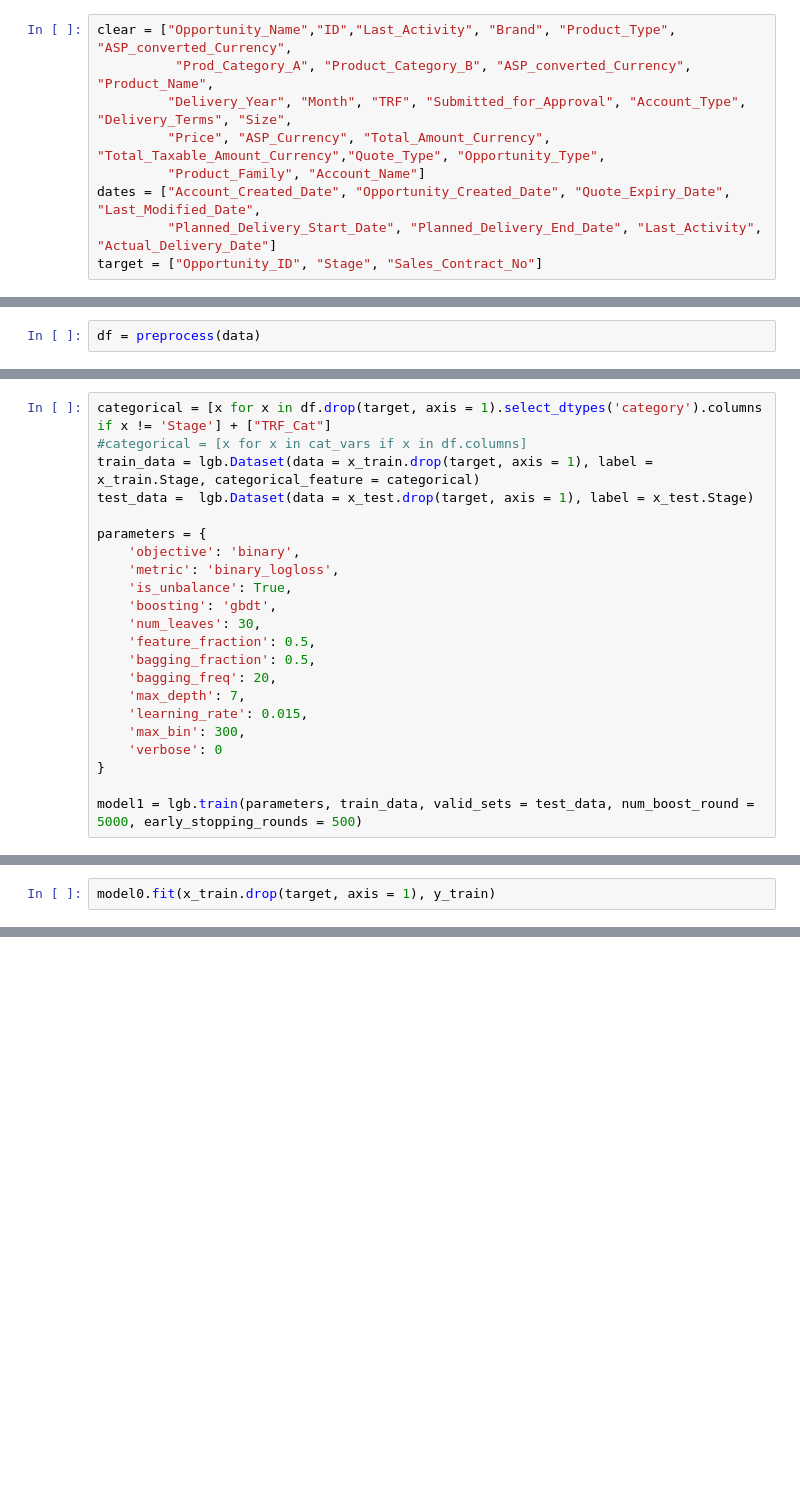
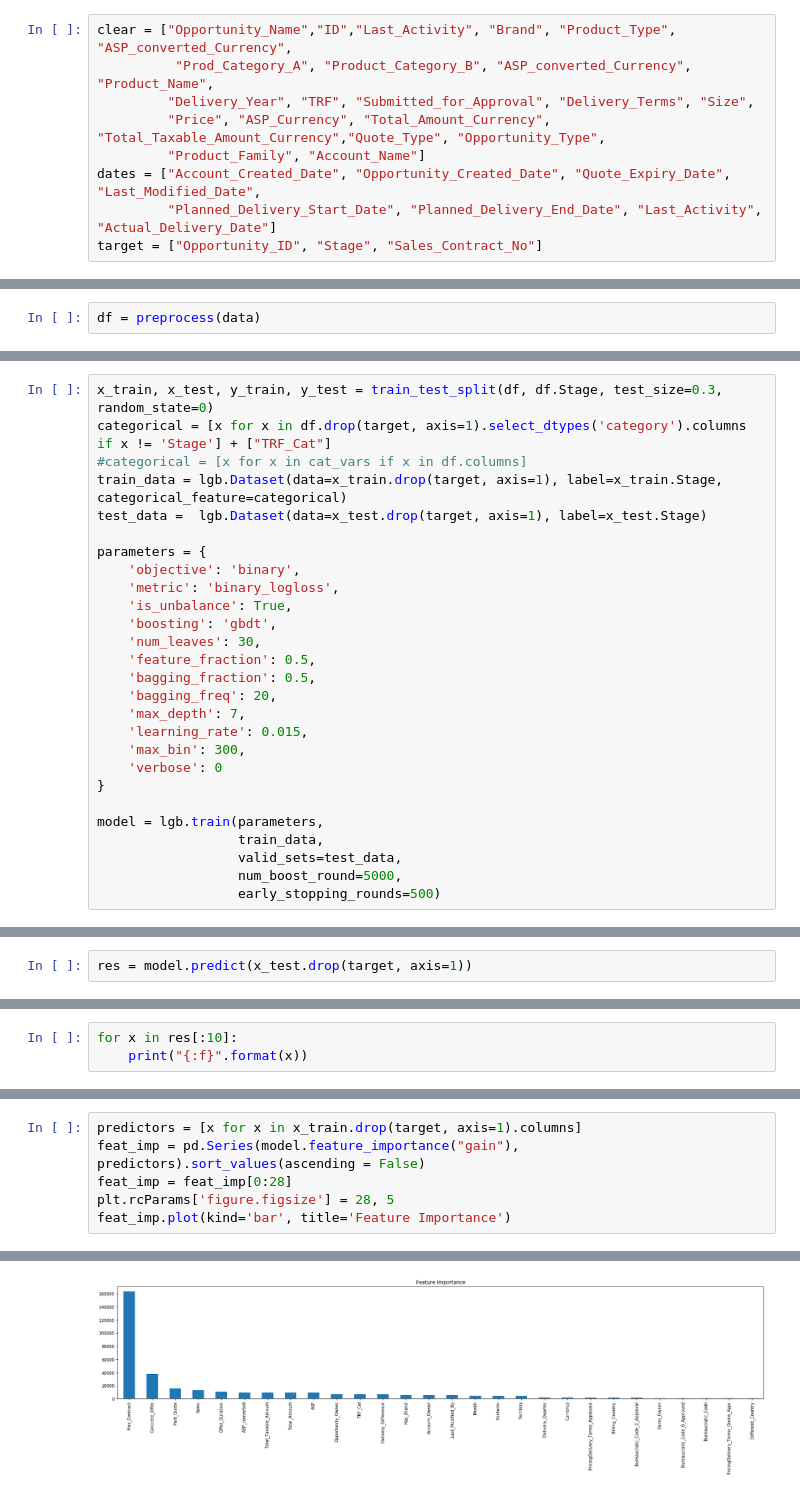
Before and after one commit to eugenusb/Alix2020, a Jupyter notebook: lgbm.ipynb, the cells around one changed output, grey strips where cells are left out. Cells and saved outputs as stored; diff of their text form; blank space fills up the shorter version.

```diff
--- a/lgbm.ipynb
+++ b/lgbm.ipynb
@@ -22,7 +19,7 @@ pd.set_option('display.width', 1000)
 # %%
 clear = ["Opportunity_Name","ID","Last_Activity", "Brand", "Product_Type", "ASP_converted_Currency",
           "Prod_Category_A", "Product_Category_B", "ASP_converted_Currency", "Product_Name",
-         "Delivery_Year", "Month", "TRF", "Submitted_for_Approval", "Account_Type", "Delivery_Terms", "Size",
+         "Delivery_Year", "TRF", "Submitted_for_Approval", "Delivery_Terms", "Size",
          "Price", "ASP_Currency", "Total_Amount_Currency", "Total_Taxable_Amount_Currency","Quote_Type", "Opportunity_Type",
          "Product_Family", "Account_Name"]
 dates = ["Account_Created_Date", "Opportunity_Created_Date", "Quote_Expiry_Date", "Last_Modified_Date",
@@ -92,8 +92,9 @@ x_train, x_test, y_train, y_test = train_test_split(df, df.Stage, test_size = 0.
 # %%
-categorical = [x for x in df.drop(target, axis = 1).select_dtypes('category').columns if x != 'Stage'] + ["TRF_Cat"]
+x_train, x_test, y_train, y_test = train_test_split(df, df.Stage, test_size=0.3, random_state=0)
+categorical = [x for x in df.drop(target, axis=1).select_dtypes('category').columns if x != 'Stage'] + ["TRF_Cat"]
 #categorical = [x for x in cat_vars if x in df.columns]
-train_data = lgb.Dataset(data = x_train.drop(target, axis = 1), label = x_train.Stage, categorical_feature = categorical)
-test_data =  lgb.Dataset(data = x_test.drop(target, axis = 1), label = x_test.Stage)
+train_data = lgb.Dataset(data=x_train.drop(target, axis=1), label=x_train.Stage, categorical_feature=categorical)
+test_data =  lgb.Dataset(data=x_test.drop(target, axis=1), label=x_test.Stage)
 
 parameters = {
     'objective': 'binary',
@@ -110,5 +111,9 @@ parameters = {
     'verbose': 0
 }
 
-model1 = lgb.train(parameters, train_data, valid_sets = test_data, num_boost_round = 5000, early_stopping_rounds = 500)
+model = lgb.train(parameters,
+                  train_data,
+                  valid_sets=test_data,
+                  num_boost_round=5000,
+                  early_stopping_rounds=500)
 # %% [output]
@@ -142,2 +139,2 @@ model0 = lgb.LGBMClassifier(n_estimators = 1000,
 # %%
-model0.fit(x_train.drop(target, axis = 1), y_train)
+res = model.predict(x_test.drop(target, axis=1))
@@ -178,0 +141,3 @@ prev["Prediction"].corr(answer["Prediction"])
+# %%
+for x in res[:10]:
+    print("{:f}".format(x))
@@ -178,0 +178,7 @@ prev["Prediction"].corr(answer["Prediction"])
+# %%
+predictors = [x for x in x_train.drop(target, axis=1).columns]
+feat_imp = pd.Series(model.feature_importance("gain"), predictors).sort_values(ascending = False)
+feat_imp = feat_imp[0:28]
+plt.rcParams['figure.figsize'] = 28, 5
+feat_imp.plot(kind='bar', title='Feature Importance')
+# %% [output]
@@ -178,0 +186 @@ prev["Prediction"].corr(answer["Prediction"])
+[figure, added]
```
Also changed, not shown: parts of 28 cells of this notebook.
